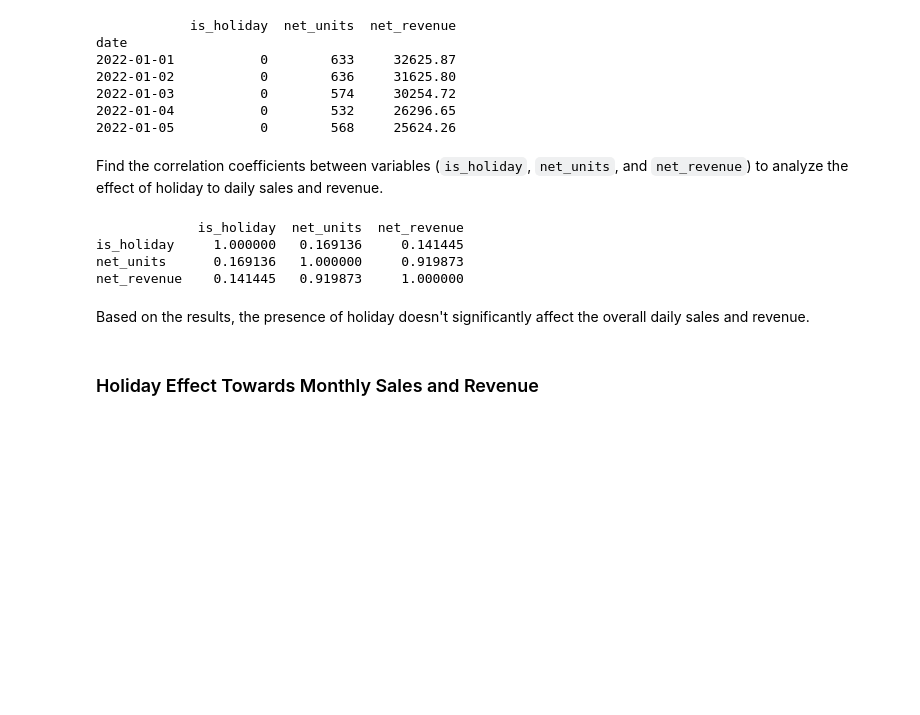
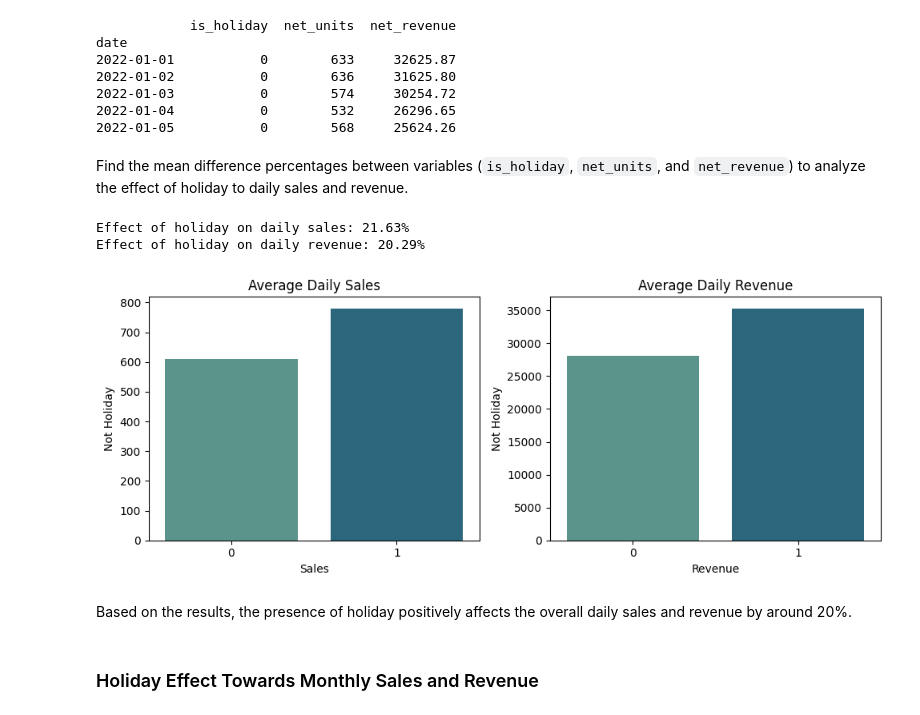
Before and after one commit to gracypresilia/SalesRevenue_Multivariate_Forecasting, a Jupyter notebook: eda.ipynb, the cells around one changed output. Saved outputs shown, nothing was run; the diff lists cells and outputs as text; code cells hidden in the pictures; blank space fills up the shorter version.

```diff
--- a/eda.ipynb
+++ b/eda.ipynb
@@ -126,17 +129,25 @@ date
 2022-01-04           0        532     26296.65
 2022-01-05           0        568     25624.26
 # %% [markdown]
-Find the correlation coefficients between variables (`is_holiday`, `net_units`, and `net_revenue`) to analyze the effect of holiday to daily sales and revenue.
+Find the mean difference percentages between variables (`is_holiday`, `net_units`, and `net_revenue`) to analyze the effect of holiday to daily sales and revenue.
-# %%
-corr_1_1 = df_1[['is_holiday', 'net_units', 'net_revenue']].corr()
-print(corr_1_1)
-# %% [output]
-             is_holiday  net_units  net_revenue
-is_holiday     1.000000   0.169136     0.141445
-net_units      0.169136   1.000000     0.919873
-net_revenue    0.141445   0.919873     1.000000
+# %%
+bmd_holiday_daily = binary_mean_diff(df_1, 'is_holiday', 'both')
+print(f"Effect of holiday on daily sales: {bmd_holiday_daily['sales_pct_diff']:.2f}%")
+print(f"Effect of holiday on daily revenue: {bmd_holiday_daily['rev_pct_diff']:.2f}%")
+# %% [output]
+Effect of holiday on daily sales: 21.63%
+Effect of holiday on daily revenue: 20.29%
+# %%
+# Visualize results as barplot comparison.
+fig, ax = plt.subplots(1, 2, figsize=(10,4))
+plot_bar(df_1, 'is_holiday', 'net_units', 'Average Daily Sales', 'Sales', 'Not Holiday', 'Holiday', ax=ax[0])
+plot_bar(df_1, 'is_holiday', 'net_revenue', 'Average Daily Revenue', 'Revenue', 'Not Holiday', 'Holiday', ax=ax[1])
+plt.tight_layout()
+plt.show()
+# %% [output]
+[figure, added]
 # %% [markdown]
-Based on the results, the presence of holiday doesn't significantly affect the overall daily sales and revenue.
+Based on the results, the presence of holiday positively affects the overall daily sales and revenue by around 20%.
 # %% [markdown]
 ### Holiday Effect Towards Monthly Sales and Revenue
 # %% [markdown]
```
Also changed, not shown: parts of 50 cells of this notebook, 1 other file.
